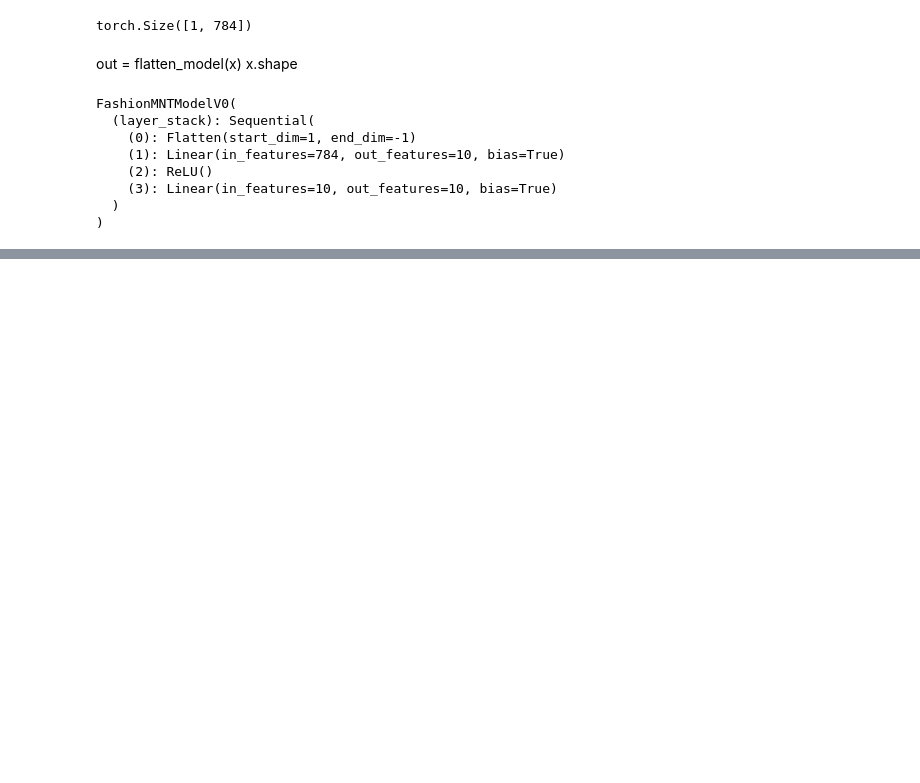
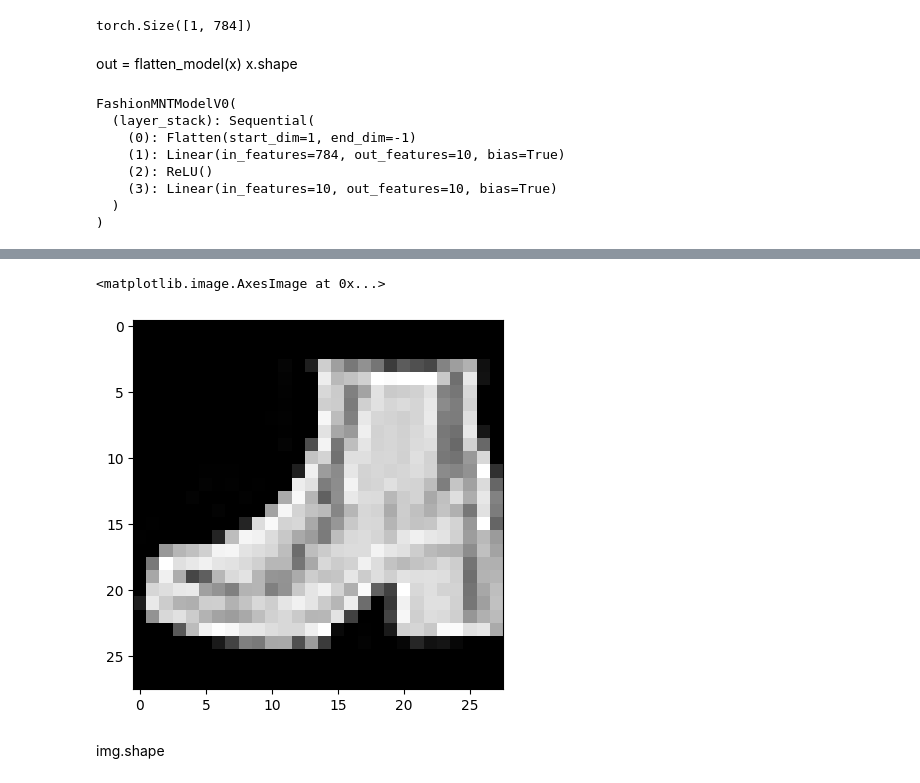
Before and after one commit to IdrissaIyamuremye/Deep-Learning-, a Jupyter notebook: classfication.ipynb, the cells around one changed output, grey strips where cells are left out. Cells and saved outputs as stored; diff of their text form; code cells hidden in the pictures; blank space fills up the shorter version.

```diff
--- a/classfication.ipynb
+++ b/classfication.ipynb
@@ -464,0 +532,7 @@ class FashionMNISTModelv2(nn.Module):
+# %%
+plt.imshow(img.squeeze(), cmap="gray")
+# %% [output]
+<matplotlib.image.AxesImage at 0x...>
+[figure, added]
+# %% [markdown]
+img.shape
```
Also changed, not shown: parts of 16 cells of this notebook.
